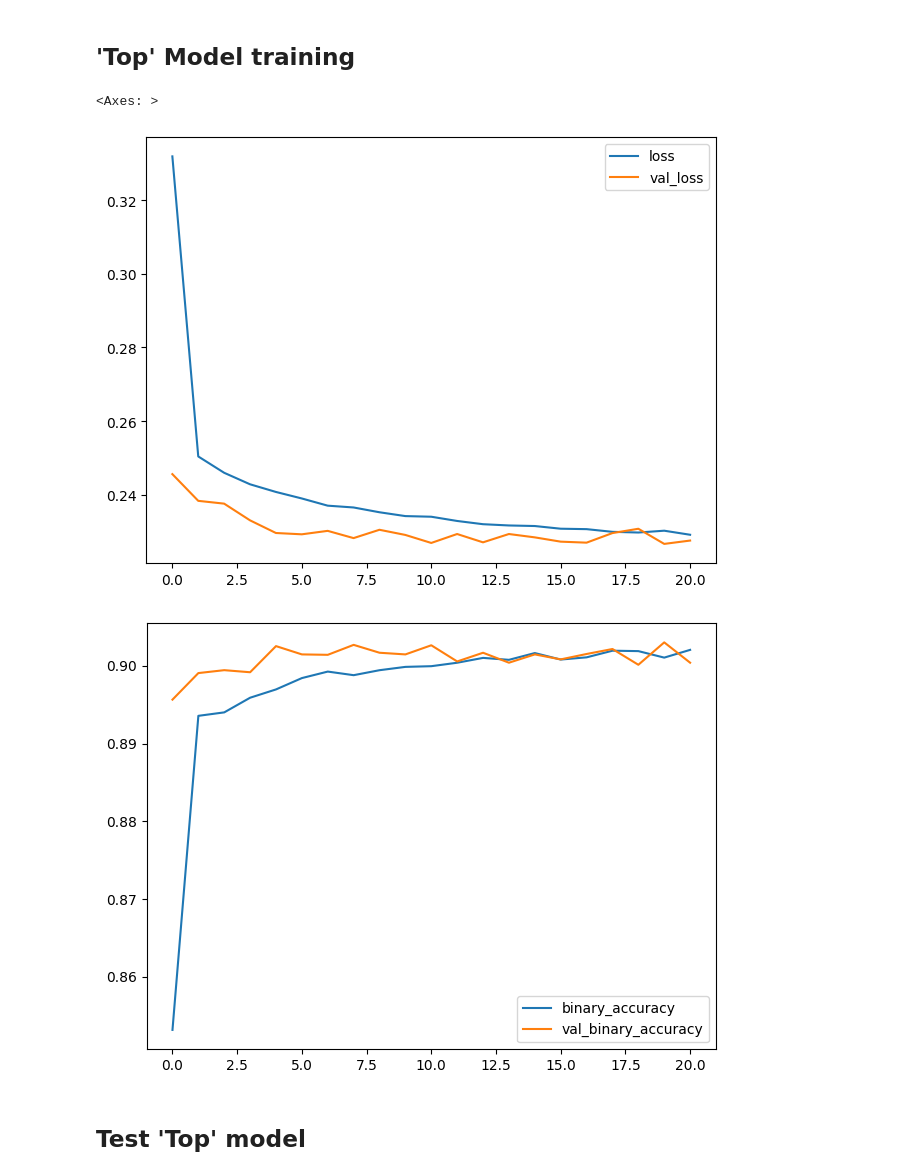
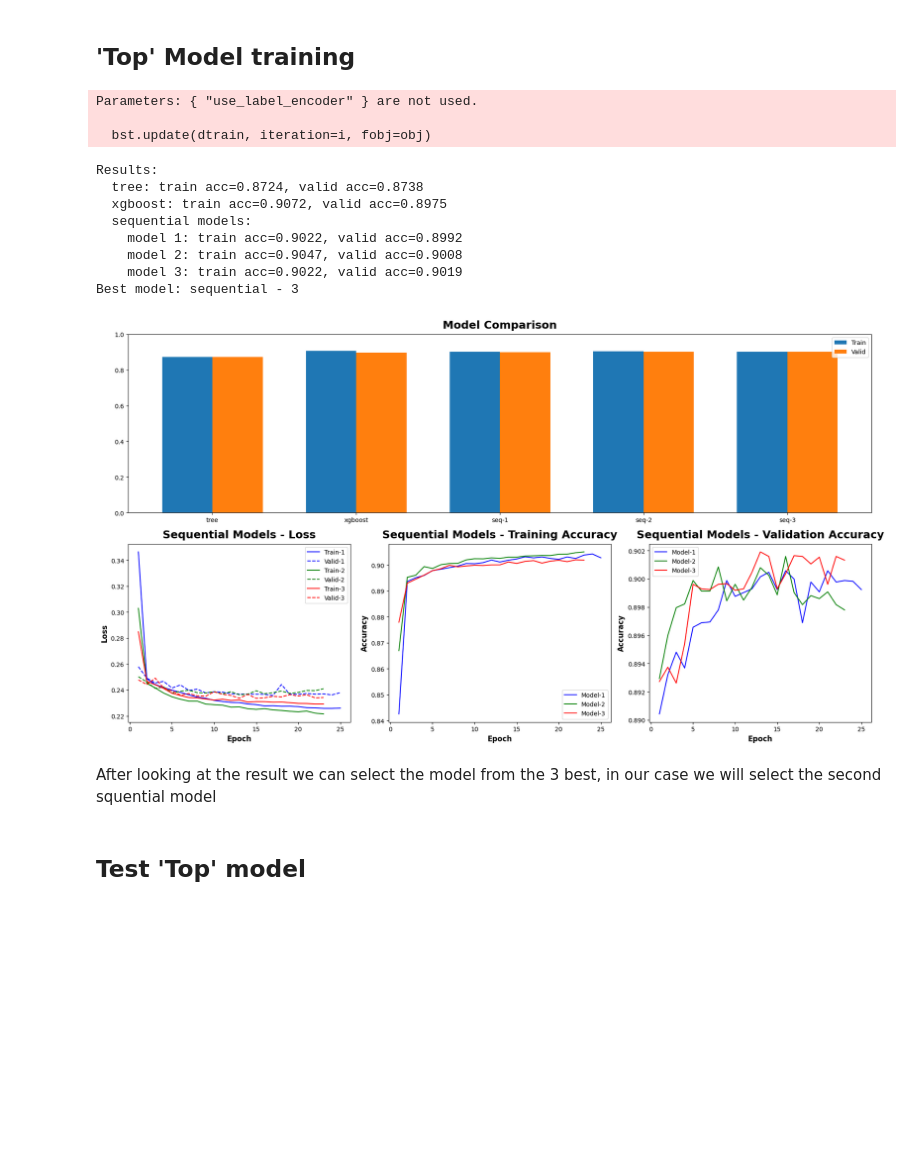
Before and after one commit to ARTHURVANBELLE/AI_LAB_MA1, a Jupyter notebook: models/1_models_win_loose.ipynb, the cells around one changed output. Saved outputs shown, nothing was run; the diff lists cells and outputs as text; code cells hidden in the pictures; blank space fills up the shorter version.

Commit message:
Change models creation

```diff
--- a/models/1_models_win_loose.ipynb
+++ b/models/1_models_win_loose.ipynb
@@ -123,12 +170,12 @@ def get_role_data(role: str, test_game_id: int | None = None) -> tuple:
 
     X = get_useful_players_data(X)
 
-    X_train, X_valid, y_train, y_test = group_split(X, y, group)
+    X_train, X_valid, y_train, y_valid = group_split(X, y, group)
 
     X_train = win_loose_preprocessor.fit_transform(X_train)
     X_valid = win_loose_preprocessor.transform(X_valid)
 
-    return X_train, X_valid, y_train, y_test
+    return X_train, X_valid, y_train, y_valid
 # %% [markdown]
 ## Create the model
 # %%
@@ -182,21 +452,30 @@ Input shape: [10]
 # %% [markdown]
 ## 'Top' Model training
 # %%
-top_model = get_model(jungle_input_shape[0])
+# Top model training
+top_models = get_models(jungle_input_shape[0])
+top_models, top_results, top_best_model_type, top_best_model, top_best_seq_key = train_models(
+    top_X_train, top_X_valid, top_y_train, top_y_valid, top_models,
+    epochs=100, batch_size=256
+)
 
-top_history = train_model(
-    top_X_train, top_X_valid, top_y_train, top_y_valid, top_model,
-    epochs=100, batch_size=256)
-
-top_history_df = pd.DataFrame(top_history.history)
-
-# Plot the training and validation loss
-top_history_df.loc[0:, ['loss', 'val_loss']].plot()
-top_history_df.loc[0:, ['binary_accuracy', 'val_binary_accuracy']].plot()
+# Visualize results
+fig = visualize_model_results(top_results, top_best_model_type, top_best_seq_key)
 # %% [output]
-<Axes: >
+Parameters: { "use_label_encoder" } are not used.
+
+  bst.update(dtrain, iteration=i, fobj=obj)
+Results:
+  tree: train acc=0.8724, valid acc=0.8738
+  xgboost: train acc=0.9072, valid acc=0.8975
+  sequential models:
+    model 1: train acc=0.9022, valid acc=0.8992
+    model 2: train acc=0.9047, valid acc=0.9008
+    model 3: train acc=0.9022, valid acc=0.9019
+Best model: sequential - 3
-[figure, old version]
+[figure, new version]
-[figure, removed]
+# %% [markdown]
+After looking at the result we can select the model from the 3 best, in our case we will select the second squential model
 # %% [markdown]
 ## Test 'Top' model
 # %%
```
Also changed, not shown: parts of 11 cells of this notebook, 7 other files.
